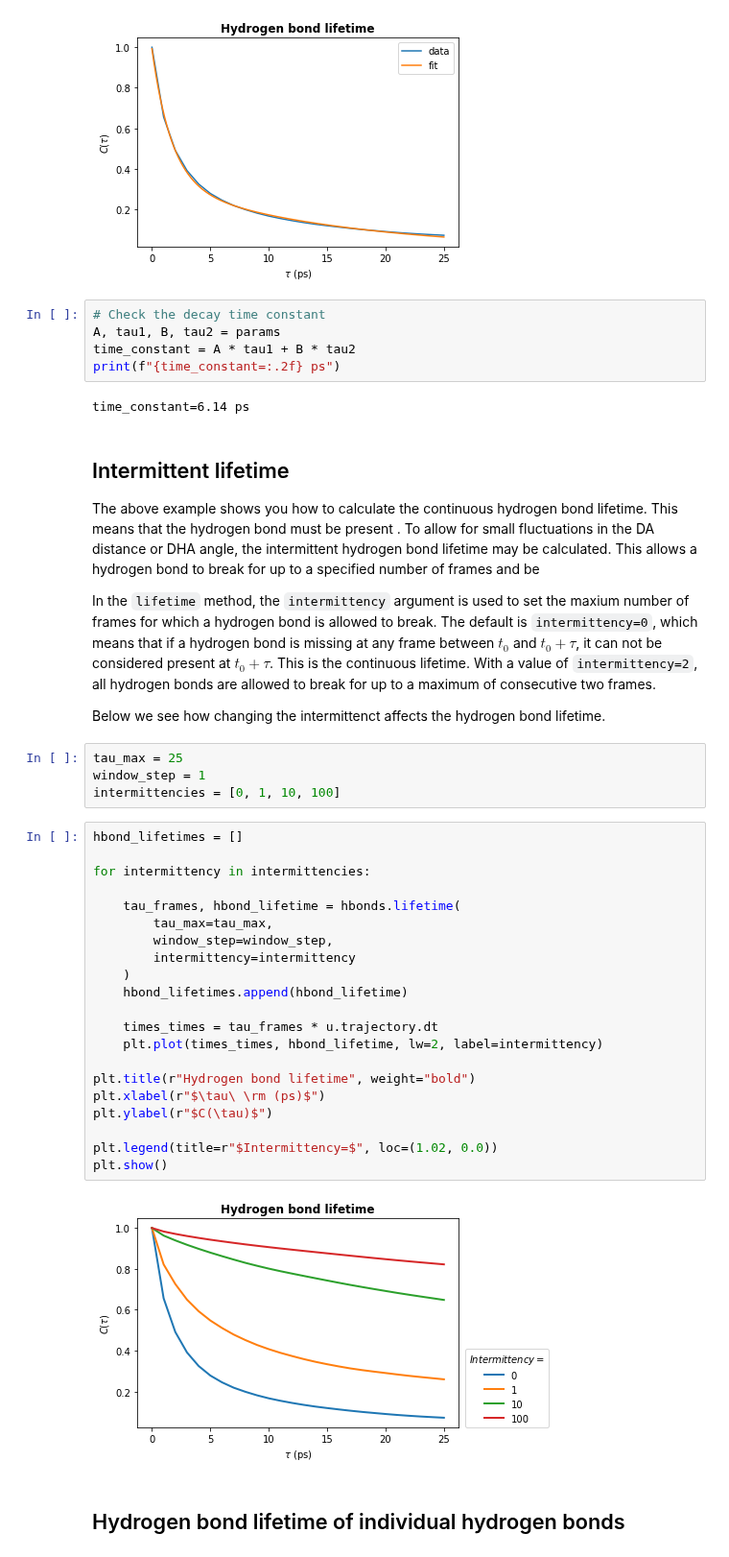
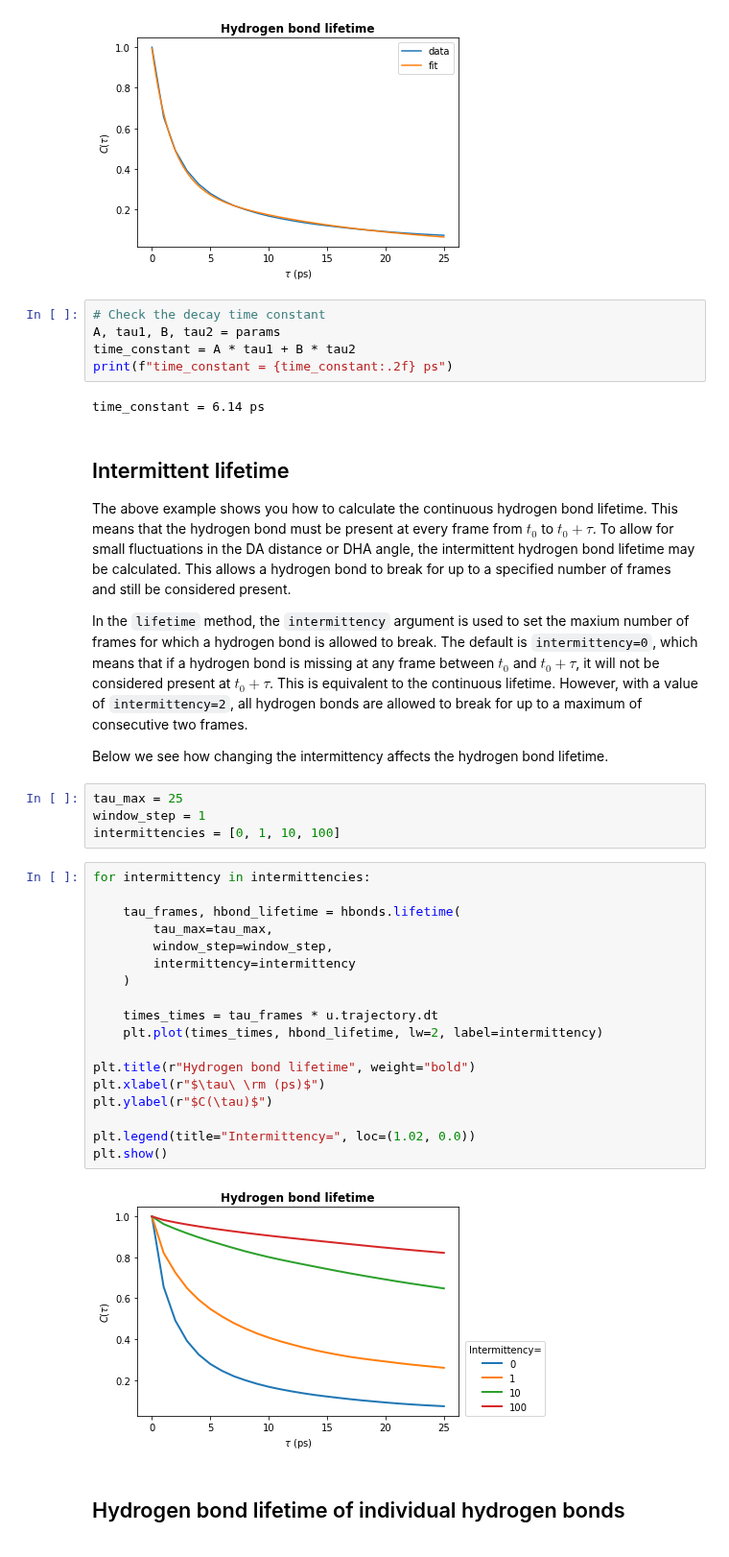
Before and after one commit to MDAnalysis/UserGuide, a Jupyter notebook: doc/source/examples/analysis/hydrogen_bonds/hbonds-lifetimes.ipynb, the cells around one changed output. Shown at 96% size. Saved outputs shown, nothing was run; the diff lists cells and outputs as text.

Commit message:
Update hbonds-lifeimtes notebook

```diff
--- a/doc/source/examples/analysis/hydrogen_bonds/hbonds-lifetimes.ipynb
+++ b/doc/source/examples/analysis/hydrogen_bonds/hbonds-lifetimes.ipynb
@@ -137,44 +144,41 @@ plt.show()
 # Check the decay time constant
 A, tau1, B, tau2 = params
 time_constant = A * tau1 + B * tau2
-print(f"{time_constant=:.2f} ps")
+print(f"time_constant = {time_constant:.2f} ps")
 # %% [output]
-time_constant=6.14 ps
+time_constant = 6.14 ps
 # %% [markdown]
 ## Intermittent lifetime
 
-The above example shows you how to calculate the continuous hydrogen bond lifetime. This means that the hydrogen bond must be present . To allow for small fluctuations in the DA distance or DHA angle, the intermittent hydrogen bond lifetime may be calculated. This allows a hydrogen bond to break for up to a specified number of frames and be
+The above example shows you how to calculate the continuous hydrogen bond lifetime. This means that the hydrogen bond must be present at every frame from $t_0$ to $t_0 + \tau$. To allow for small fluctuations in the DA distance or DHA angle, the intermittent hydrogen bond lifetime may be calculated. This allows a hydrogen bond to break for up to a specified number of frames and still be considered present.
 
-In the `lifetime` method, the `intermittency` argument is used to set the maxium number of frames for which a hydrogen bond is allowed to break. The default is `intermittency=0`, which means that if a hydrogen bond is missing at any frame between $t_0$ and $t_0 + \tau$, it can not be considered present at $t_0+\tau$. This is the continuous lifetime. With a value of `intermittency=2`, all hydrogen bonds are allowed to break for up to a maximum of consecutive two frames.
+In the `lifetime` method, the `intermittency` argument is used to set the maxium number of frames for which a hydrogen bond is allowed to break. The default is `intermittency=0`, which means that if a hydrogen bond is missing at any frame between $t_0$ and $t_0 + \tau$, it will not be considered present at $t_0+\tau$. This is equivalent to the continuous lifetime. However, with a value of `intermittency=2`, all hydrogen bonds are allowed to break for up to a maximum of consecutive two frames.
 
-Below we see how changing the intermittenct affects the hydrogen bond lifetime.
+Below we see how changing the intermittency affects the hydrogen bond lifetime.
 # %%
 tau_max = 25
 window_step = 1
 intermittencies = [0, 1, 10, 100]
 # %%
-hbond_lifetimes = []
-
 for intermittency in intermittencies:
 
     tau_frames, hbond_lifetime = hbonds.lifetime(
         tau_max=tau_max,
         window_step=window_step,
         intermittency=intermittency
     )
-    hbond_lifetimes.append(hbond_lifetime)
 
     times_times = tau_frames * u.trajectory.dt
     plt.plot(times_times, hbond_lifetime, lw=2, label=intermittency)
 
 plt.title(r"Hydrogen bond lifetime", weight="bold")
 plt.xlabel(r"$\tau\ \rm (ps)$")
 plt.ylabel(r"$C(\tau)$")
 
-plt.legend(title=r"$Intermittency=$", loc=(1.02, 0.0))
+plt.legend(title="Intermittency=", loc=(1.02, 0.0))
 plt.show()
 # %% [output]
-[figure, old version]
+[figure, new version]
 # %% [markdown]
 ## Hydrogen bond lifetime of individual hydrogen bonds
 # %% [markdown]
```
Also changed, not shown: parts of 11 cells of this notebook.
